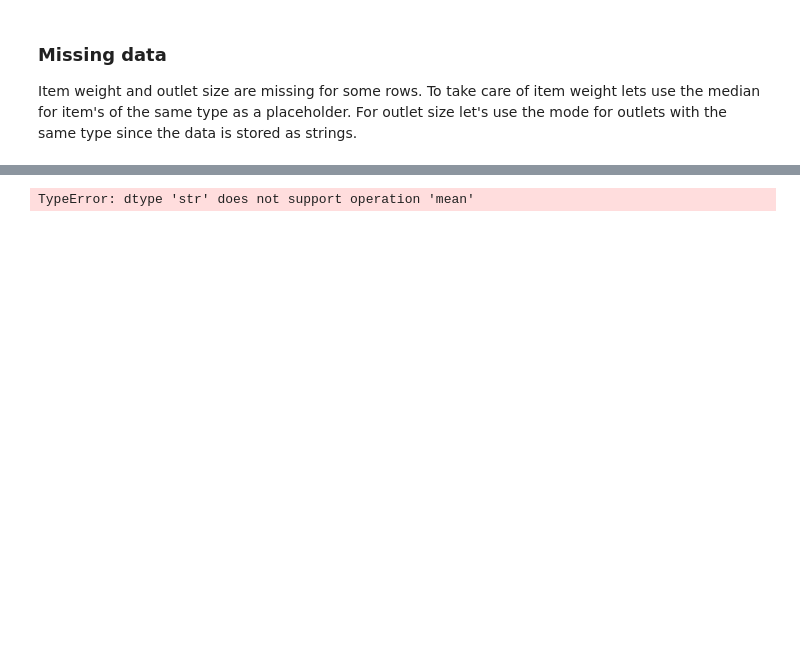
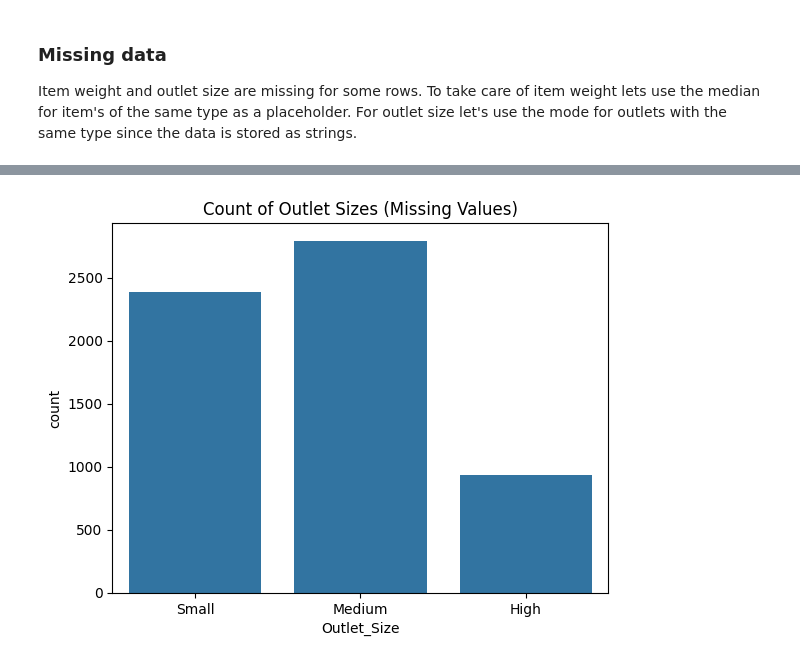
Before and after one commit to JohnK-au/Big-Mart-Data-Science-Project, a Jupyter notebook: scripts/Big-Mart-Analysis.ipynb, the cells around one changed output, grey strips where cells are left out. Saved outputs shown, nothing was run; the diff lists cells and outputs as text; code cells hidden in the pictures; blank space fills up the shorter version.

Commit message:
Feature: Added exploratory data analysis visualisations using Seaborn.

```diff
--- a/scripts/Big-Mart-Analysis.ipynb
+++ b/scripts/Big-Mart-Analysis.ipynb
@@ -79,4 +81,10 @@ plt.show()
 # %%
 # Visualise the missing Outlet Size data with Seaborn and Matplotlib
+
+sns.countplot(data=df_groceries, x="Outlet_Size", order=["Small", "Medium", "High"])
+plt.title("Count of Outlet Sizes (Missing Values)")
+plt.show()
+# %% [output]
+[figure, added]
 # %%
 # Item Weight
@@ -84,5 +92,8 @@ df_groceries['Item_Weight'] = df_groceries['Item_Weight'].fillna(df_groceries.gr
 # %%
 # Outlet Size
-df_groceries['Outlet_Size'] = df_groceries['Outlet_Size'].fillna(df_groceries.groupby("Outlet_Type")["Outlet_Size"].transform("mean"))
+# Fill missing outlet sizes with the mode of the outlet size for matching outlet types
+# Use a lamda function to check if the mode is empty before trying to access the first element, to avoid errors in case of empty groups
+df_groceries["Outlet_Size_filled"] = df_groceries["Outlet_Size"].fillna(
+    df_groceries.groupby("Outlet_Type")["Outlet_Size"]
+      .transform(lambda x: x.mode()[0] if not x.mode().empty else x)
+)
-# %% [output]
-TypeError: dtype 'str' does not support operation 'mean'
```
Also changed, not shown: parts of 12 cells of this notebook.
